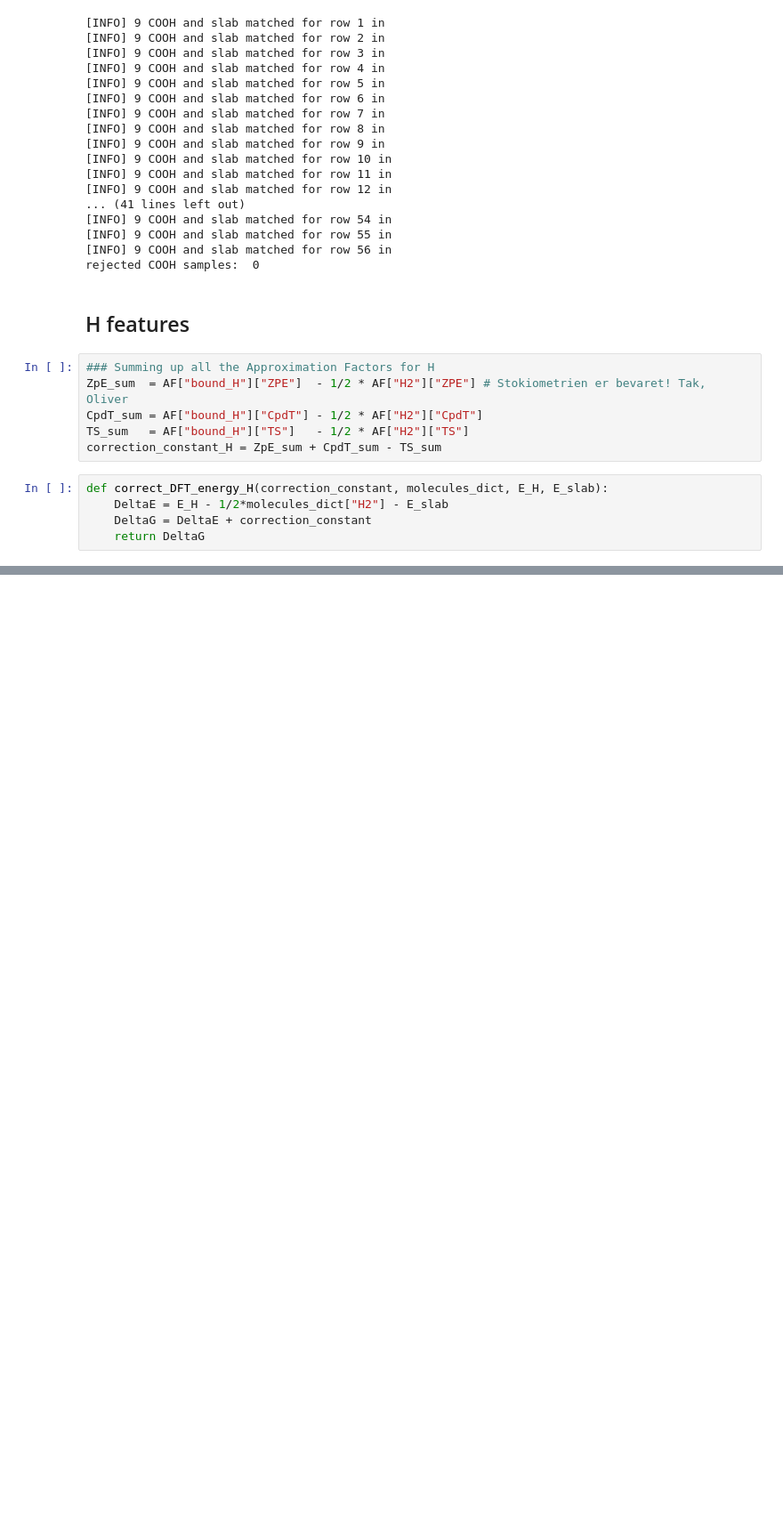
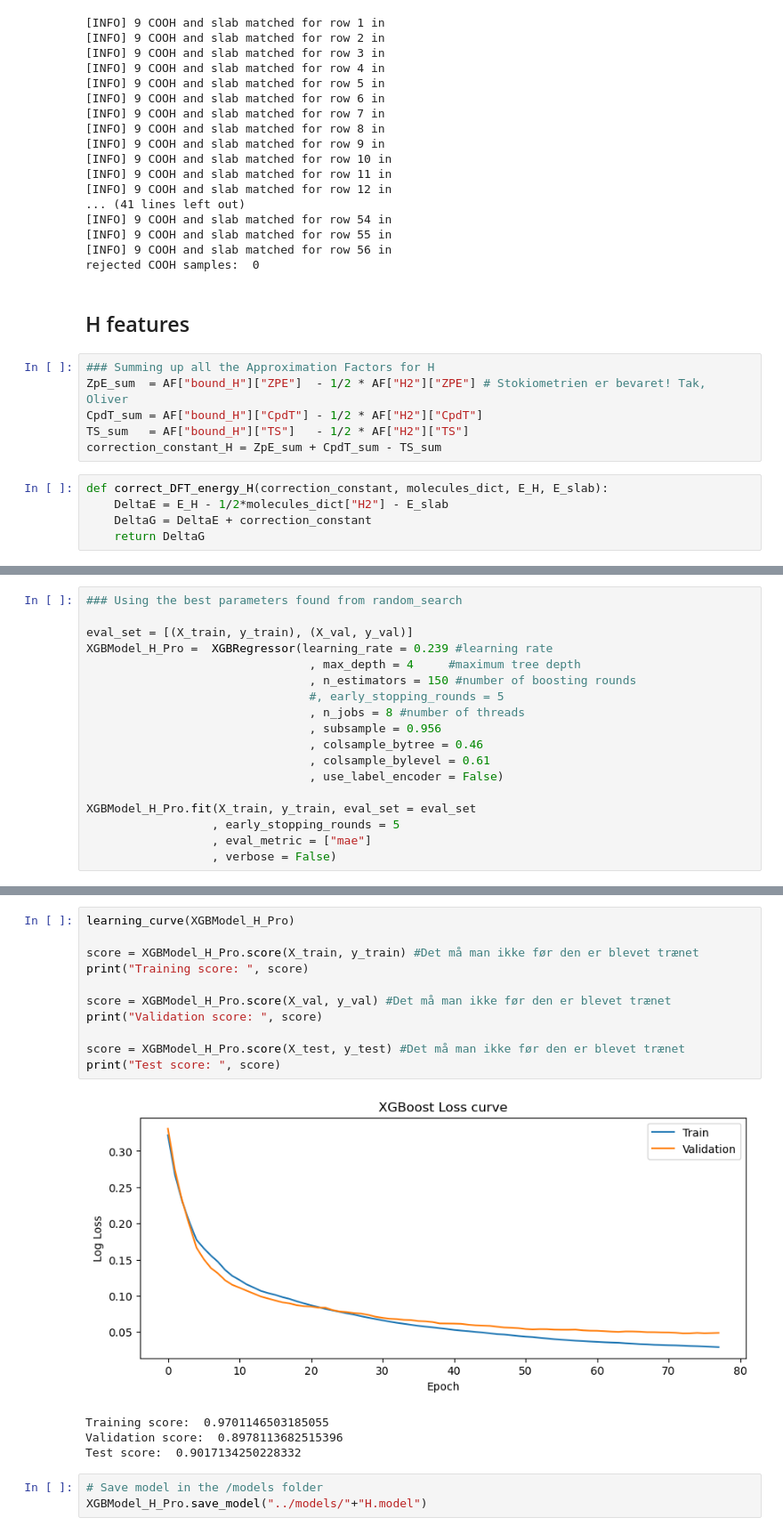
Before and after one commit to MarcusNoergaardWeng/CatalysisThesis, a Jupyter notebook: Notebooks/Training_E_models2.ipynb, the cells around one changed output, grey strips where cells are left out. Shown at 89% size. Cells and saved outputs as stored; diff of their text form; blank space fills up the shorter version.

```diff
--- a/Notebooks/Training_E_models2.ipynb
+++ b/Notebooks/Training_E_models2.ipynb
@@ -383,0 +761,18 @@ AssertionError: The given adsorption site has 1 adsorbing atoms, but 3 was expec
+# %%
+### Using the best parameters found from random_search
+
+eval_set = [(X_train, y_train), (X_val, y_val)]
+XGBModel_H_Pro =  XGBRegressor(learning_rate = 0.239 #learning rate
+                                , max_depth = 4     #maximum tree depth
+                                , n_estimators = 150 #number of boosting rounds
+                                #, early_stopping_rounds = 5
+                                , n_jobs = 8 #number of threads
+                                , subsample = 0.956
+                                , colsample_bytree = 0.46
+                                , colsample_bylevel = 0.61
+                                , use_label_encoder = False)
+
+XGBModel_H_Pro.fit(X_train, y_train, eval_set = eval_set
+                  , early_stopping_rounds = 5
+                  , eval_metric = ["mae"]
+                  , verbose = False)
@@ -383,0 +790,19 @@ AssertionError: The given adsorption site has 1 adsorbing atoms, but 3 was expec
+# %%
+learning_curve(XGBModel_H_Pro)
+
+score = XGBModel_H_Pro.score(X_train, y_train) #Det må man ikke før den er blevet trænet
+print("Training score: ", score)
+
+score = XGBModel_H_Pro.score(X_val, y_val) #Det må man ikke før den er blevet trænet
+print("Validation score: ", score)
+
+score = XGBModel_H_Pro.score(X_test, y_test) #Det må man ikke før den er blevet trænet
+print("Test score: ", score)
+# %% [output]
+[figure, added]
+Training score:  0.9701146503185055
+Validation score:  0.8978113682515396
+Test score:  0.9017134250228332
+# %%
+# Save model in the /models folder
+XGBModel_H_Pro.save_model("../models/"+"H.model")
```
Also changed, not shown: parts of 21 cells of this notebook, 10 other files.
